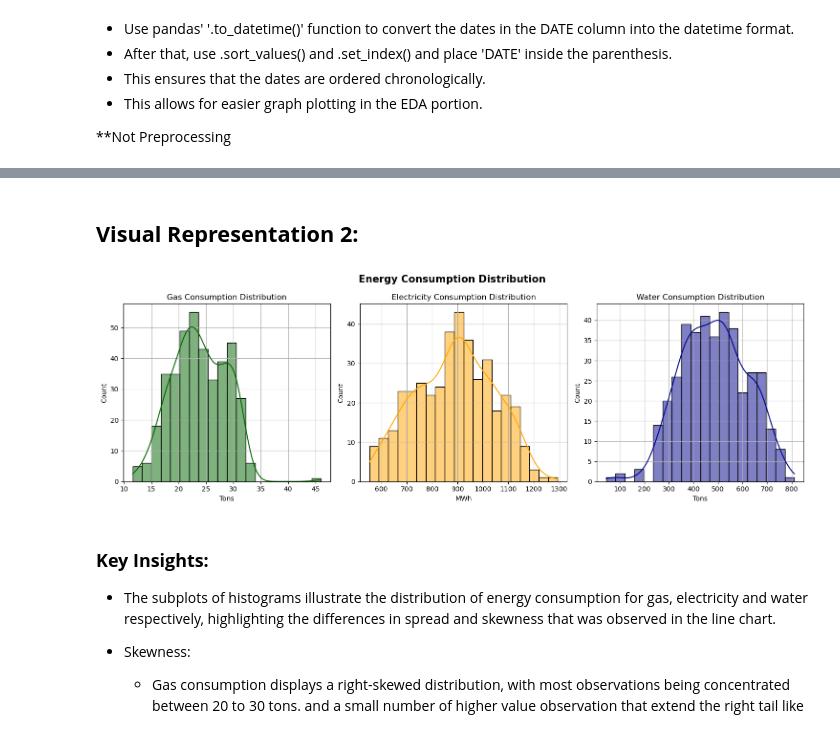
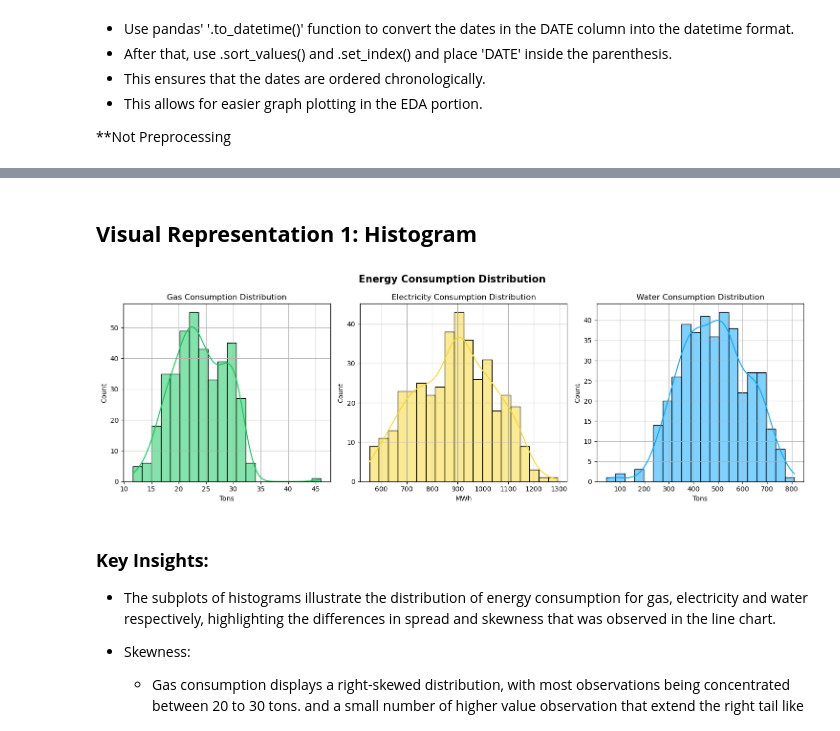
Before and after one commit to Cayden08/AIML, a Jupyter notebook: CA2/p2510893_CA2_PartB_Cayden.ipynb, the cells around one changed output, grey strips where cells are left out. Saved outputs shown, nothing was run; the diff lists cells and outputs as text; code cells hidden in the pictures.

```diff
--- a/CA2/p2510893_CA2_PartB_Cayden.ipynb
+++ b/CA2/p2510893_CA2_PartB_Cayden.ipynb
@@ -238,28 +204,28 @@ plt.show()
 # %% [markdown]
-## **Visual Representation 2:**
+## **Visual Representation 1: Histogram**
 # %%
 fig, axes = plt.subplots(1, 3, figsize=(15, 5))
 
-sns.histplot(energy_df['Gas Consumption (tons)'], bins=20, ax=axes[0], kde=True, color='darkgreen')
+sns.histplot(energy_df['Gas Consumption (tons)'], bins=20, ax=axes[0], kde=True, color="#09C856")
 axes[0].set_title('Gas Consumption Distribution')
 axes[0].set_xlabel('Tons')
 axes[0].grid(True)
 
-sns.histplot(energy_df['Electricity Consumption (MWh)'], bins=20, ax=axes[1], kde=True, color='orange')
+sns.histplot(energy_df['Electricity Consumption (MWh)'], bins=20, ax=axes[1], kde=True, color="#F6D728")
 axes[1].set_title('Electricity Consumption Distribution')
 axes[1].set_xlabel('MWh')
 axes[1].grid(True)
 
-sns.histplot(energy_df['Water Consumption (tons)'], bins=20, ax=axes[2], kde=True, color='darkblue')
+sns.histplot(energy_df['Water Consumption (tons)'], bins=20, ax=axes[2], kde=True, color="#00A6FF")
 axes[2].set_title('Water Consumption Distribution')
 axes[2].set_xlabel('Tons')
 axes[2].grid(True)
 
 plt.suptitle('Energy Consumption Distribution', fontsize=15, fontweight='bold')
 plt.tight_layout()
 plt.show()
 # %% [output]
-[figure, old version]
+[figure, new version]
 # %% [markdown]
 ### **Key Insights:**
 - The subplots of histograms illustrate the distribution of energy consumption for gas, electricity and water respectively, highlighting the differences in spread and skewness that was observed in the line chart.
```
Also changed, not shown: parts of 31 cells of this notebook.
